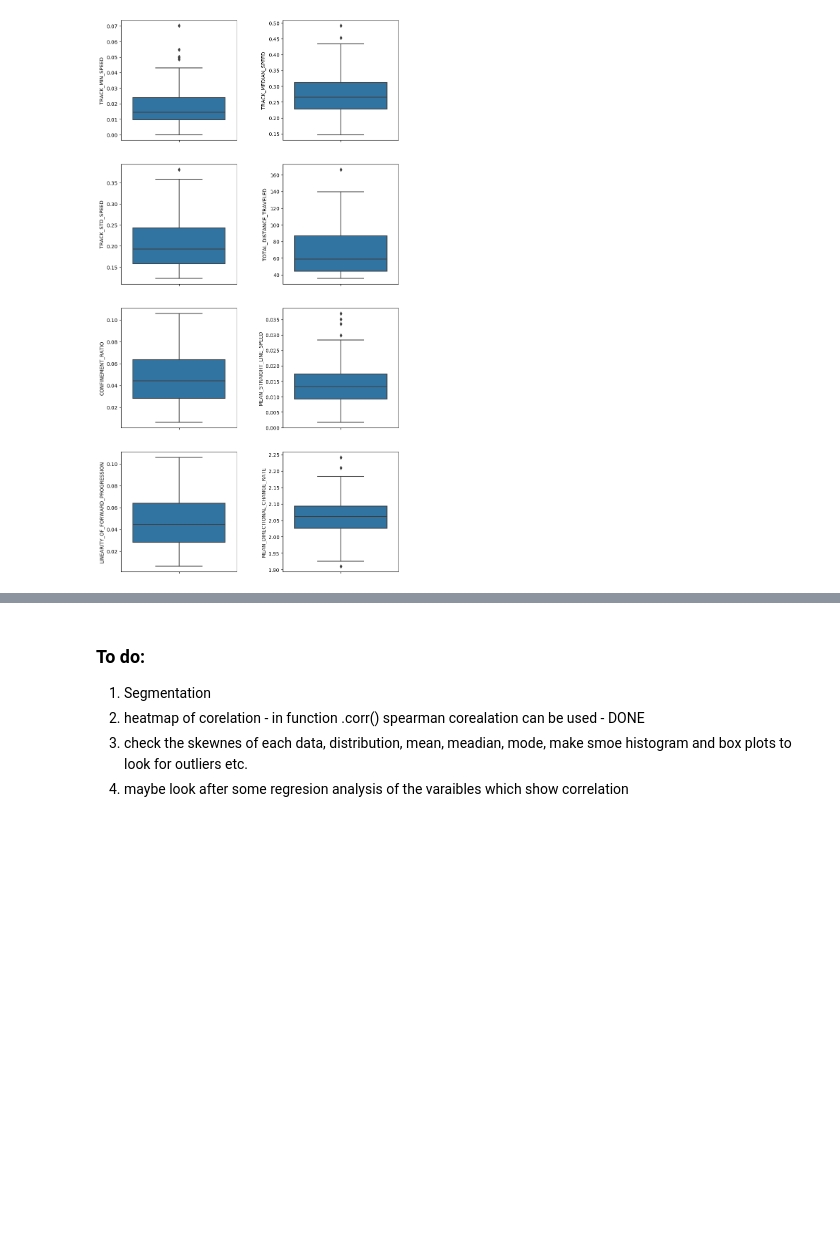
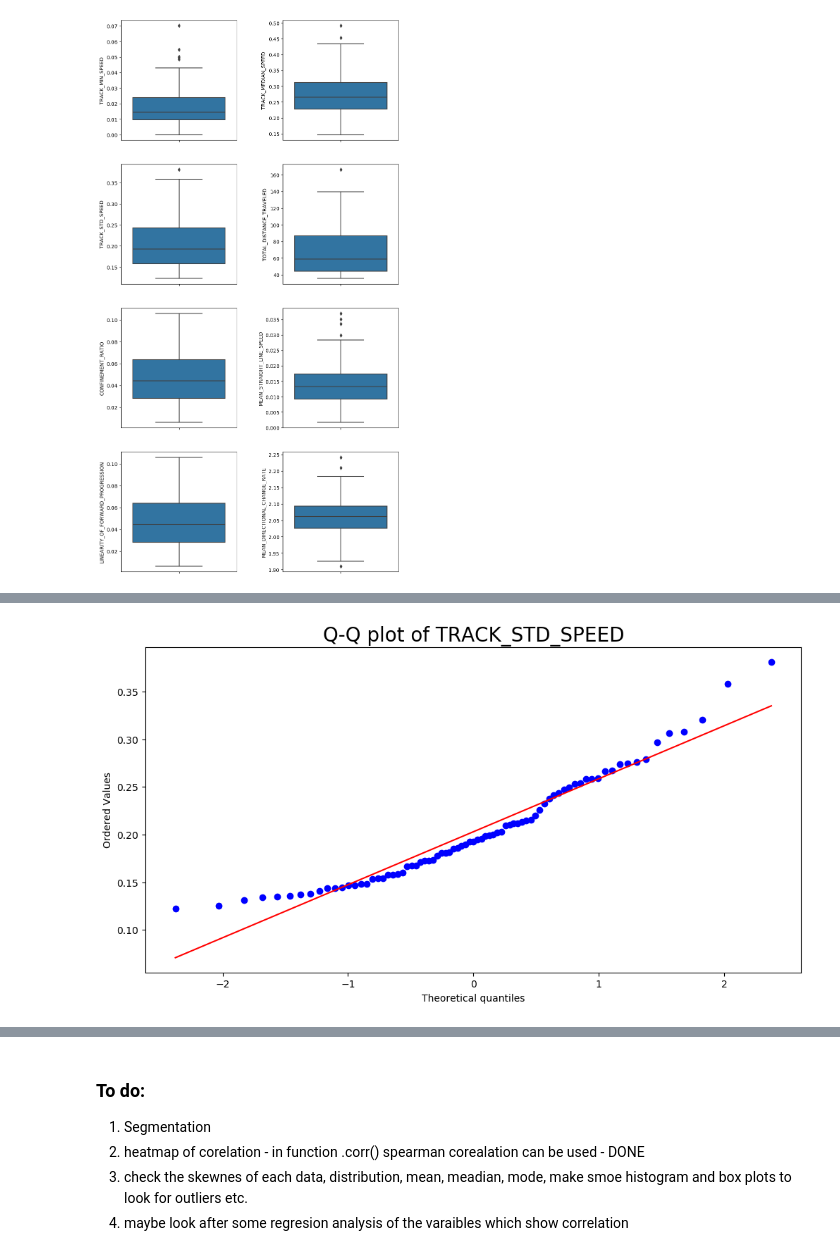
Before and after one commit to GentlemanFrog/Trajectory_clustering, a Jupyter notebook: Trajectory_analysis.ipynb, the cells around one changed output, grey strips where cells are left out. Cells and saved outputs as stored; diff of their text form; code cells hidden in the pictures; blank space fills up the shorter version.

```diff
--- a/Trajectory_analysis.ipynb
+++ b/Trajectory_analysis.ipynb
@@ -346,0 +366,8 @@ Text(0, 0.5, 'Frequency')
+# %%
+plt.figure(figsize=(12, 6))
+stats.probplot(df_wo_labels['TRACK_STD_SPEED'],
+               dist='norm', plot=plt)
+plt.title("Q-Q plot of TRACK_STD_SPEED", fontsize=20)
+plt.show()
+# %% [output]
+[figure, added]
```
Also changed, not shown: parts of 27 cells of this notebook.
